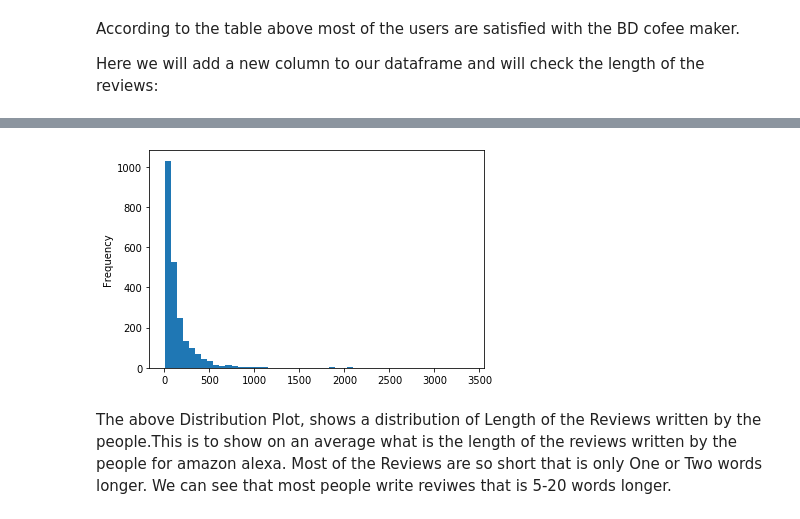
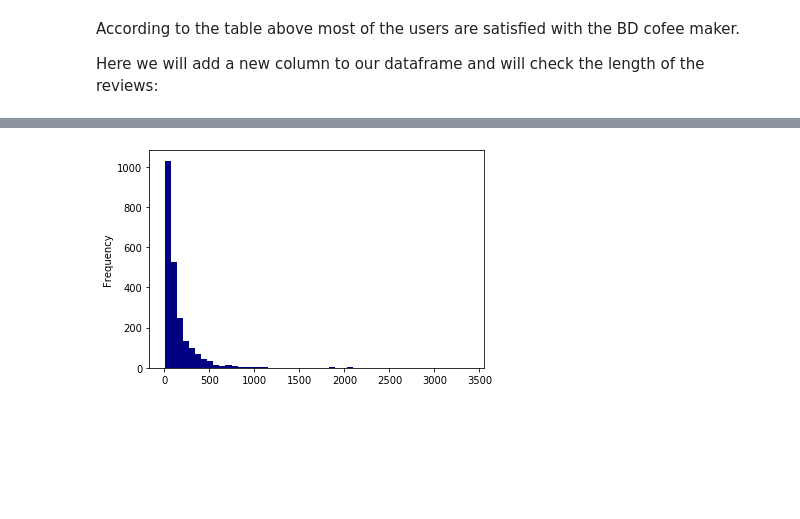
Before and after one commit to kavehamini/Amazon-Review-Analysis-JBL-Charge-4-Speaker-Sentiment-Analysis-NLP, a Jupyter notebook: Sentiment Analysis of Amazon reviews for BD Coffee maker.ipynb, the cells around one changed output, grey strips where cells are left out. Drawn from its saved outputs; the diff is of its cells as text; code cells hidden in the pictures; blank space fills up the shorter version.

```diff
--- a/Sentiment Analysis of Amazon reviews for BD Coffee maker.ipynb
+++ b/Sentiment Analysis of Amazon reviews for BD Coffee maker.ipynb
@@ -109,8 +109,6 @@ df.head()
 | 4 | 0 | August-9-2019 | United States | Color: Black/Stainless Steel | 3rd day and it's already broken | Very very VERY disappointed and f... | 1 | 900 |
 # %%
 #Plotting the histogram of the length of reviews
-df['length_of_review'].plot(bins=50, kind='hist');
+df['length_of_review'].plot(bins=50, kind='hist', color='navy');
 # %% [output]
-[figure, old version]
+[figure, new version]
-# %% [markdown]
-The above Distribution Plot, shows a distribution of Length of the Reviews written by the people.This is to show on an average what is the length of the reviews written by the people for amazon alexa. Most of the Reviews are so short that is only One or Two words longer. We can see that most people write reviwes that is 5-20 words longer.
```
Also changed, not shown: parts of 4 cells of this notebook.
